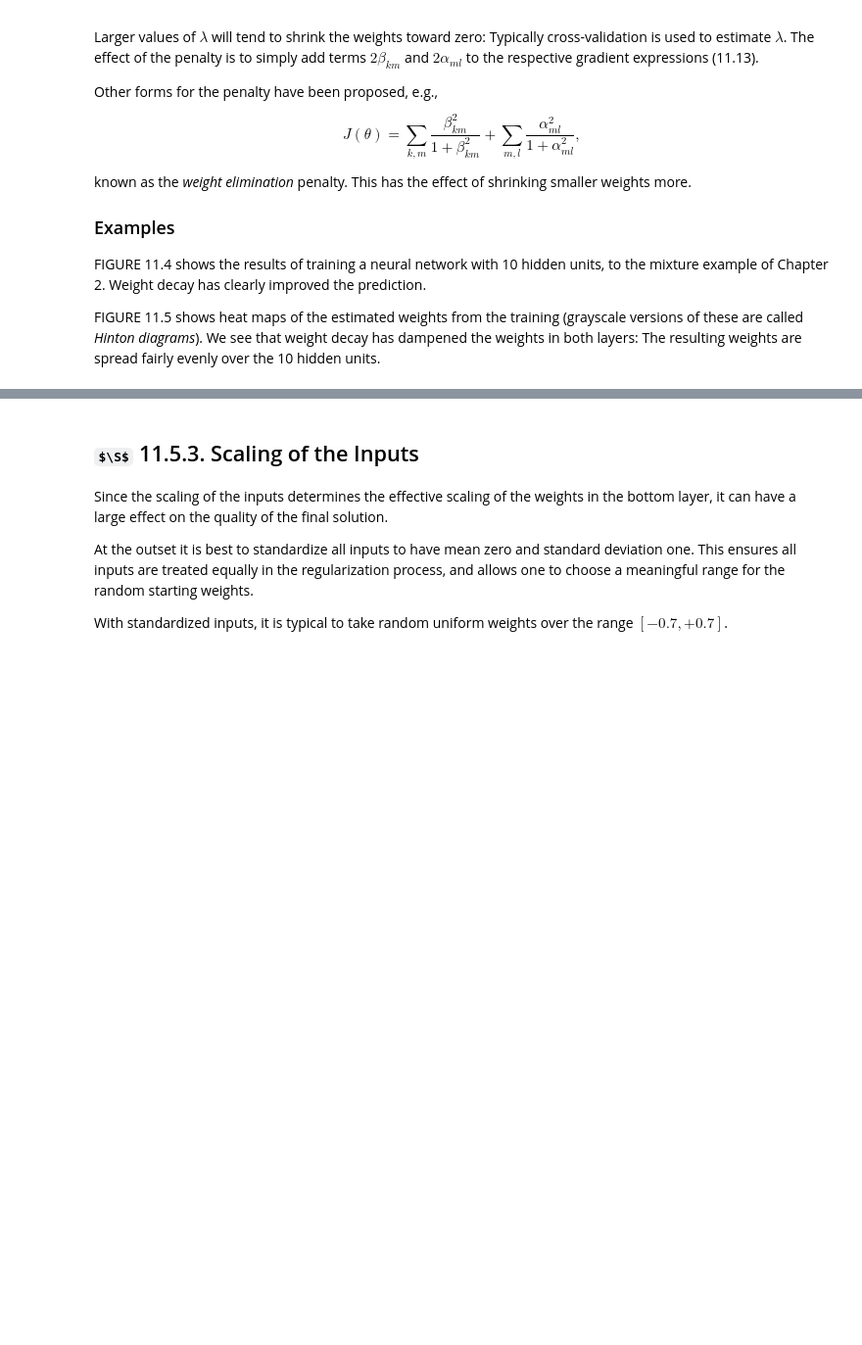
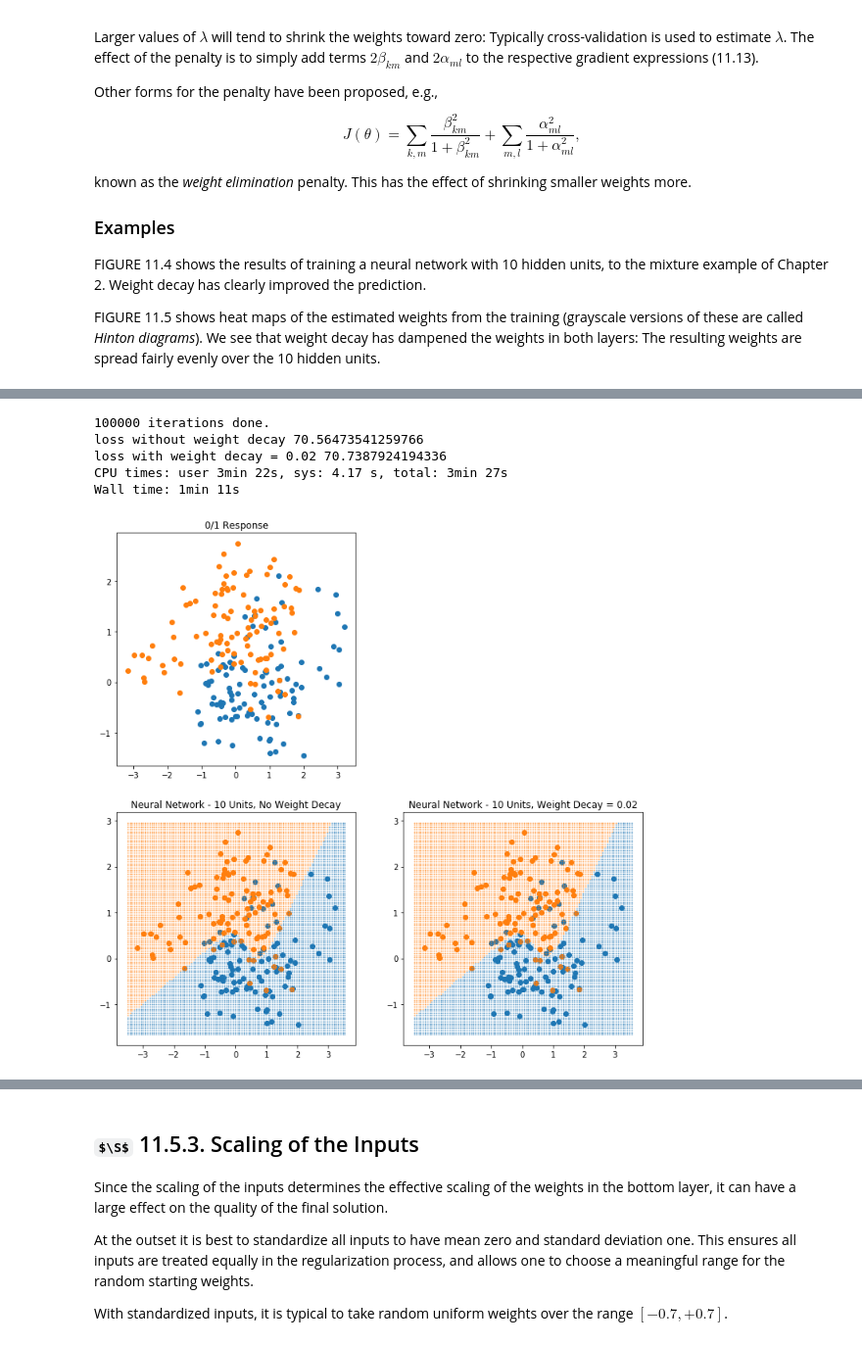
Before and after one commit to dgkim5360/the-elements-of-statistical-learning-notebooks, a Jupyter notebook: chapter11-neural-networks/section05-some-issues-in-training-neural-networks.ipynb, the cells around one changed output, grey strips where cells are left out. Shown: that part at 98% size. Saved outputs shown, nothing was run; the diff lists cells and outputs as text; code cells hidden in the pictures; some formulas as TeX source; blank space fills up the shorter version.

Commit message:
Add an implementation of single layer perceptron
My first neural net with PyTorch

```diff
--- a/chapter11-neural-networks/section05-some-issues-in-training-neural-networks.ipynb
+++ b/chapter11-neural-networks/section05-some-issues-in-training-neural-networks.ipynb
@@ -141,0 +150,78 @@ Under construction ...
+# %%
+%%time
+niter = 100000
+for epoch in range(niter):
+    # 1. No weight decay
+    # Forward pass
+    y_pred = model(training_x)
+
+    # Compute loss
+    loss = loss_fn(y_pred, training_y)
+
+    # Zero the gradients before running backward pass
+    model.zero_grad()
+
+    # Backward pass
+    loss.backward()
+
+    # Update the weights using gradient descent
+    for param in model.parameters():
+        param.data -= learning_rate*param.grad.data
+
+    # 2. Weight decay with lambda 0.02
+    y_pred_wd = model_weightdecay(training_x)
+
+    loss_wd = loss_fn_weightdecay(y_pred_wd, training_y)
+
+    optimizer.zero_grad()
+
+    loss_wd.backward()
+
+    optimizer.step()
+
+print(f'{niter} iterations done.')
+print('loss without weight decay', loss.data[0])
+print('loss with weight decay = 0.02', loss_wd.data[0])
+# %% [output]
+100000 iterations done.
+loss without weight decay 70.56473541259766
+loss with weight decay = 0.02 70.7387924194336
+CPU times: user 3min 22s, sys: 4.17 s, total: 3min 27s
+Wall time: 1min 11s
+# %%
+# Test for the grid
+test_grid_x = scipy.array([[x1, x2]
+                           for x1 in scipy.linspace(plot_x_min, plot_x_max, 100)
+                           for x2 in scipy.linspace(plot_y_min, plot_y_max, 100)])
+test_x = torch.autograd.Variable(torch.from_numpy(test_grid_x).float(), requires_grad=False)
+test_y = model(test_x)
+test_y_wd = model_weightdecay(test_x)
+test_g = scipy.where(test_y.data.numpy() >= .5, 1, 0).flatten()
+test_g_wd = scipy.where(test_y_wd.data.numpy() >= .5, 1, 0).flatten()
+# %%
+# Plot
+ax12 = fig1.add_subplot(2, 2, 3)
+
+ax12.plot(data_x[data_y == 0, 0], data_x[data_y == 0, 1], 'o', color='C0')
+ax12.plot(data_x[data_y == 1, 0], data_x[data_y == 1, 1], 'o', color='C1')
+
+ax12.plot(test_grid_x[test_g == 0, 0], test_grid_x[test_g == 0, 1], 'o',
+          markersize=1, color='C0', alpha=.5)
+ax12.plot(test_grid_x[test_g == 1, 0], test_grid_x[test_g == 1, 1], 'o',
+          markersize=1, color='C1', alpha=.5)
+
+ax12.set_title('Neural Network - 10 Units, No Weight Decay')
+
+ax13 = fig1.add_subplot(2, 2, 4)
+ax13.plot(data_x[data_y == 0, 0], data_x[data_y == 0, 1], 'o', color='C0')
+ax13.plot(data_x[data_y == 1, 0], data_x[data_y == 1, 1], 'o', color='C1')
+
+ax13.plot(test_grid_x[test_g_wd == 0, 0], test_grid_x[test_g_wd == 0, 1], 'o',
+          markersize=1, color='C0', alpha=.5)
+ax13.plot(test_grid_x[test_g_wd == 1, 0], test_grid_x[test_g_wd == 1, 1], 'o',
+          markersize=1, color='C1', alpha=.5)
+
+ax13.set_title('Neural Network - 10 Units, Weight Decay = 0.02')
+fig1
+# %% [output]
+[figure, added]
```
Also changed, not shown: parts of 7 cells of this notebook.
